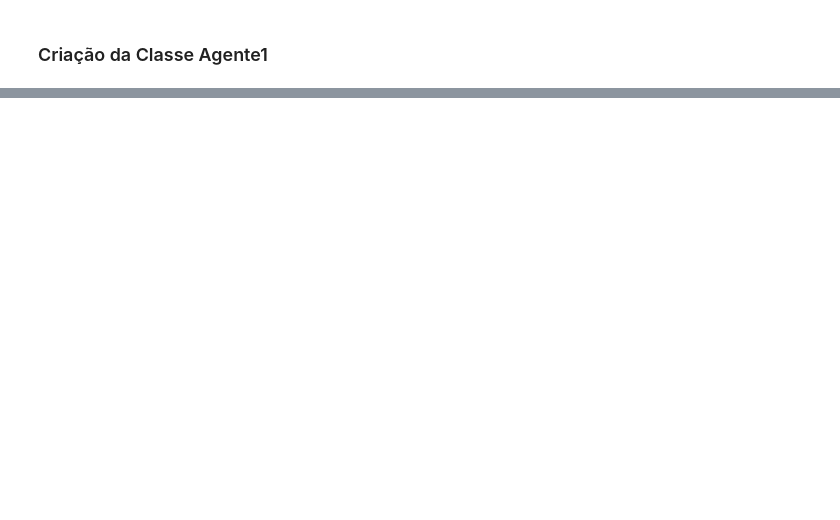
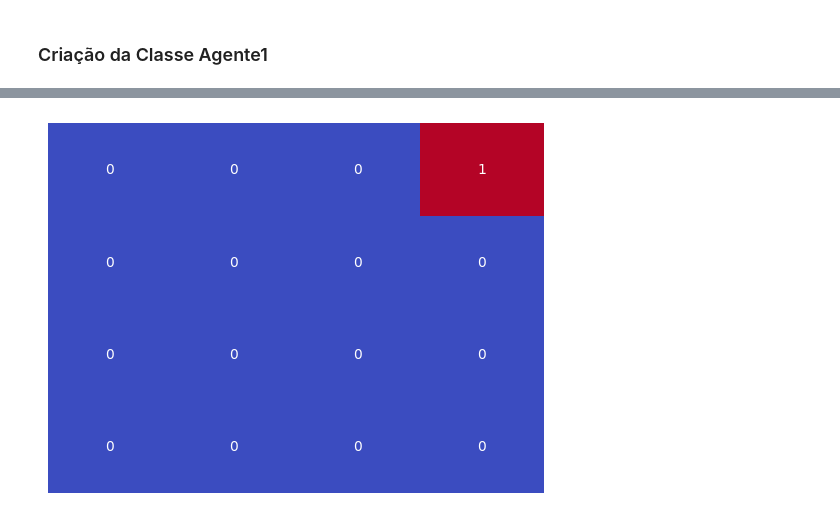
Before and after one commit to lucassilvaalmeida/Mundo-de-Wumpus---PPCA, a Jupyter notebook: Wumpus_v1.ipynb, the cells around one changed output, grey strips where cells are left out. Cells and saved outputs as stored; diff of their text form; code cells hidden in the pictures; blank space fills up the shorter version.

```diff
--- a/Wumpus_v1.ipynb
+++ b/Wumpus_v1.ipynb
@@ -678,0 +739,4 @@ igual
+# %%
+agente.apresentar()
+# %% [output]
+[figure, added]
```
Also changed, not shown: parts of 8 cells of this notebook.
